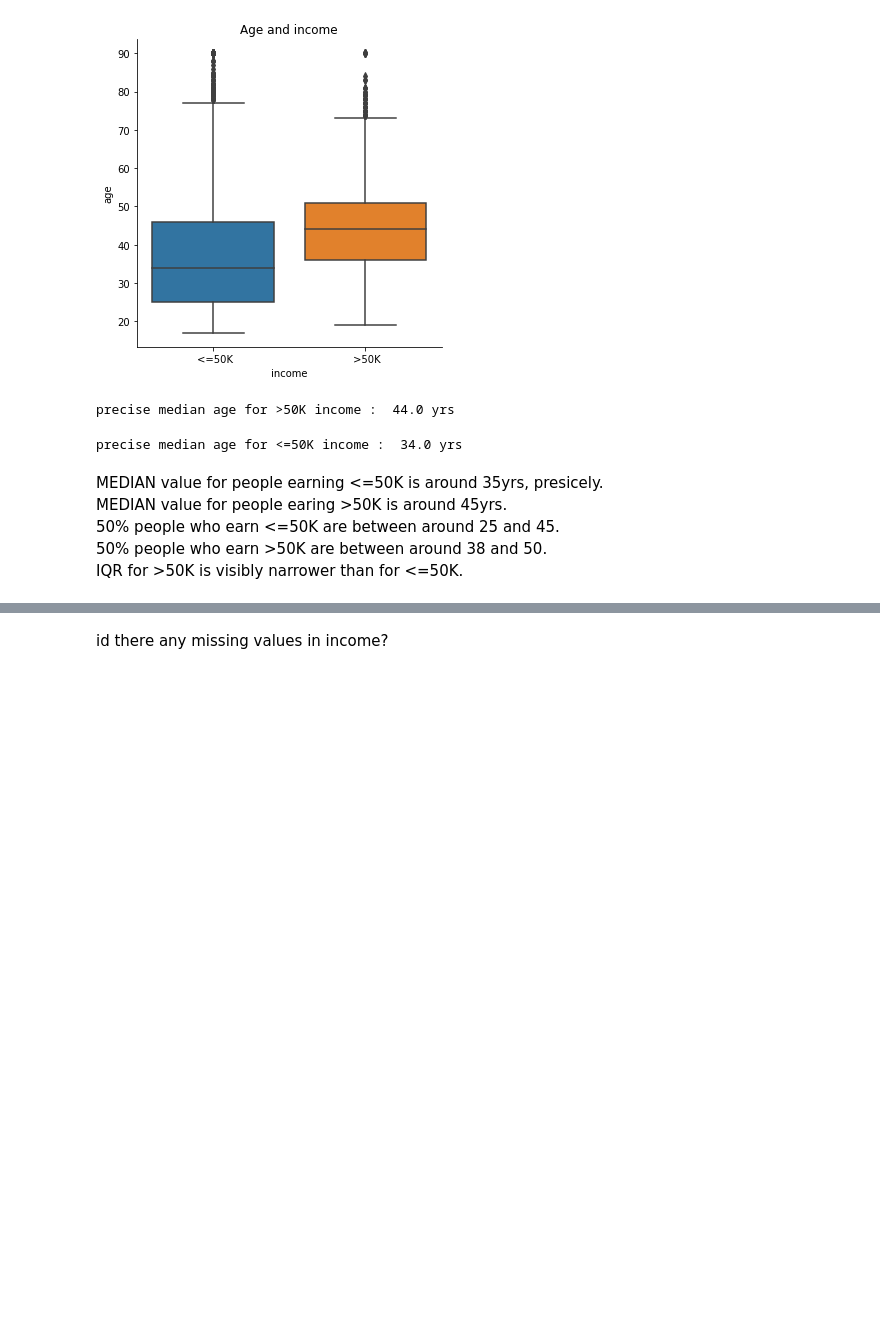
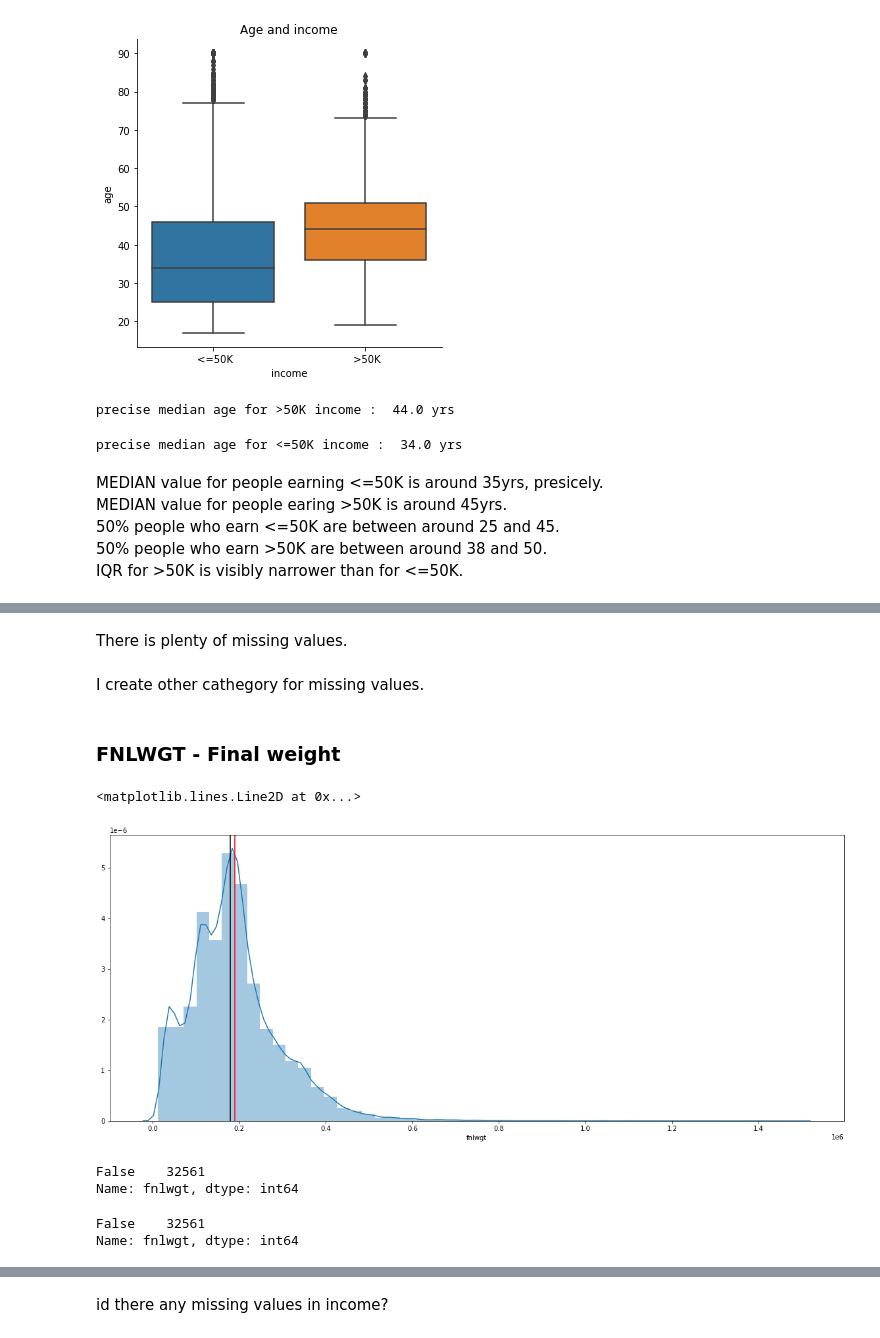
Before and after one commit to agomolka/AdultIncomeAnalysis, a Jupyter notebook: Adult_income_analysis.ipynb, the cells around one changed output, grey strips where cells are left out. Drawn from its saved outputs; the diff is of its cells as text; code cells hidden in the pictures; blank space fills up the shorter version.

```diff
--- a/Adult_income_analysis.ipynb
+++ b/Adult_income_analysis.ipynb
@@ -110,0 +110,30 @@ IQR for >50K is visibly narrower than for <=50K.<br>
+# %% [markdown]
+There is plenty of missing values.
+# %% [markdown]
+I create other cathegory for missing values.
+# %% [markdown]
+### FNLWGT - Final weight
+# %%
+fig = plt.figure(figsize=(20,8))
+sns.distplot(df['fnlwgt'])
+
+mean_value = df['fnlwgt'].mean()
+plt.axvline(mean_value, c='red')
+
+median_value = df['fnlwgt'].median()
+plt.axvline(median_value, c='black')
+# %% [output]
+<matplotlib.lines.Line2D at 0x...>
+[figure, added]
+# %%
+missing_values = df["fnlwgt"] == "? "
+missing_values.value_counts()
+# %% [output]
+False    32561
+Name: fnlwgt, dtype: int64
+# %%
+missing_values = df["fnlwgt"] == 0
+missing_values.value_counts()
+# %% [output]
+False    32561
+Name: fnlwgt, dtype: int64
```
Also changed, not shown: parts of 54 cells of this notebook.
